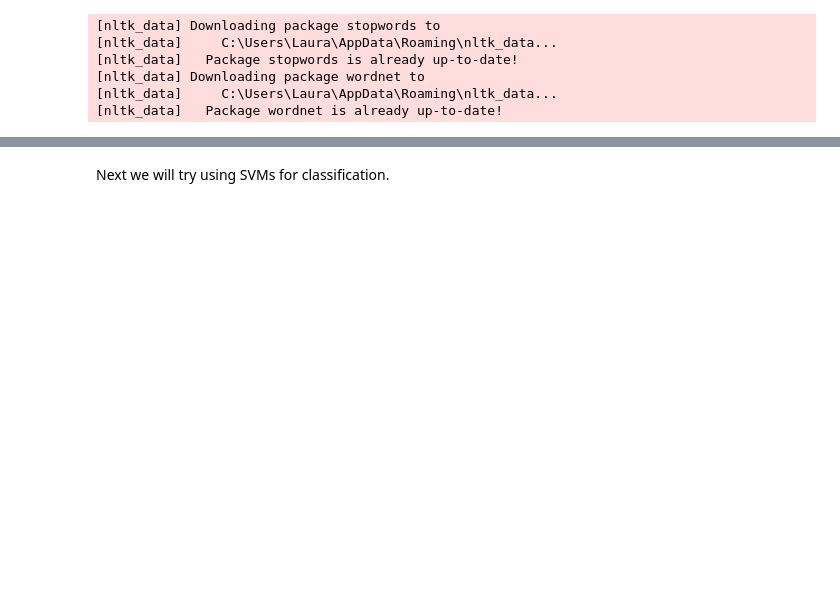
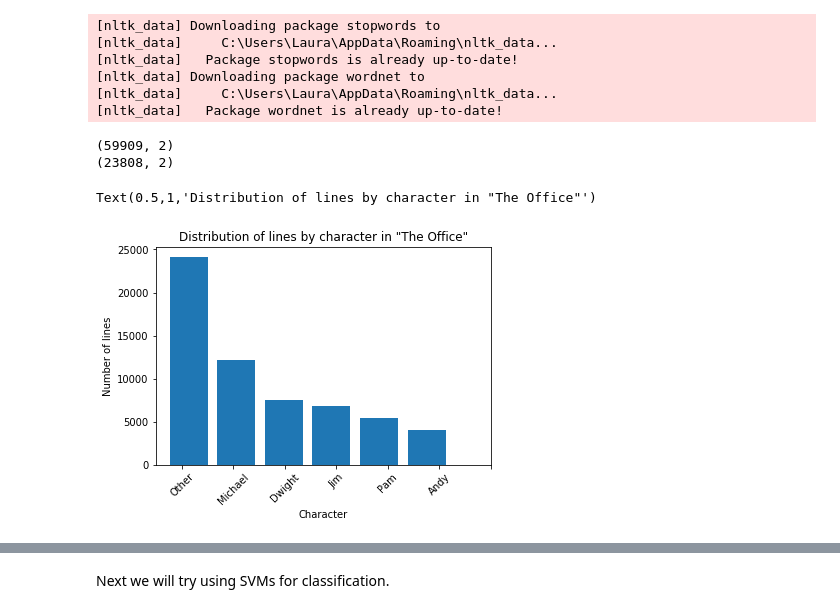
Before and after one commit to lsouth/thats-what-she-said, a Jupyter notebook: TheOfficeClassifier.ipynb, the cells around one changed output, grey strips where cells are left out. Saved outputs shown, nothing was run; the diff lists cells and outputs as text; code cells hidden in the pictures; blank space fills up the shorter version.

```diff
--- a/TheOfficeClassifier.ipynb
+++ b/TheOfficeClassifier.ipynb
@@ -31,6 +34,32 @@ from sklearn.preprocessing import StandardScaler
 lines = pd.read_csv("the-office-lines-simplified.csv")
 michael = pd.read_csv("michael-not-michael.csv")
 six_classes = pd.read_csv("6-classes.csv")
+# %%
+print(six_classes.shape)
+other = six_classes[six_classes.speaker_id == 0].index
+michael = six_classes[six_classes.speaker_id == 1].index
+size = sum(six_classes.speaker_id == 5)
+
+six_classes['line_text'] = [line.lower() for line in six_classes['line_text']]
+
+undersampled = None
+for i in range(6):
+    other = six_classes[six_classes.speaker_id == i].index
+    random_indices = np.random.choice(other, size, replace=False)
+    other_sample = six_classes.loc[random_indices]
+#    undersampled = undersampled.drop(undersampled[undersampled.speaker_id == i].index)
+    undersampled = pd.concat([undersampled, other_sample])
+
+# undersample the "other" speaker category to fix imbalanced sample sizes.
+
+#random_indices = np.random.choice(michael, size, replace=False)
+#michael_sample = except_other.loc[random_indices]
+#except_michael = except_other.drop(except_other[except_other.speaker_id == 1].index)
+
+print(undersampled.shape)
+# %% [output]
+(59909, 2)
+(23808, 2)
 # %%
 characters = {
     "Michael":1,"Dwight":2,"Jim":3,"Pam":4,"Andy":5,"Kevin":6,"Angela":7,
@@ -43,2 +73,13 @@ characters6 = {
+# %%
+n = 6
+fig, ax = plt.subplots(1, 1)
+ax.hist(six_classes['speaker_id'], bins=n,rwidth=0.8)
+plt.xticks(np.arange(0.3,n,0.9),characters6.keys(),rotation="45")
+plt.xlabel("Character")
+plt.ylabel("Number of lines")
+plt.title("Distribution of lines by character in \"The Office\"")
+# %% [output]
+Text(0.5,1,'Distribution of lines by character in "The Office"')
+[figure, added]
 # %%
 n = len(characters6.keys())
```
Also changed, not shown: parts of 23 cells of this notebook.
